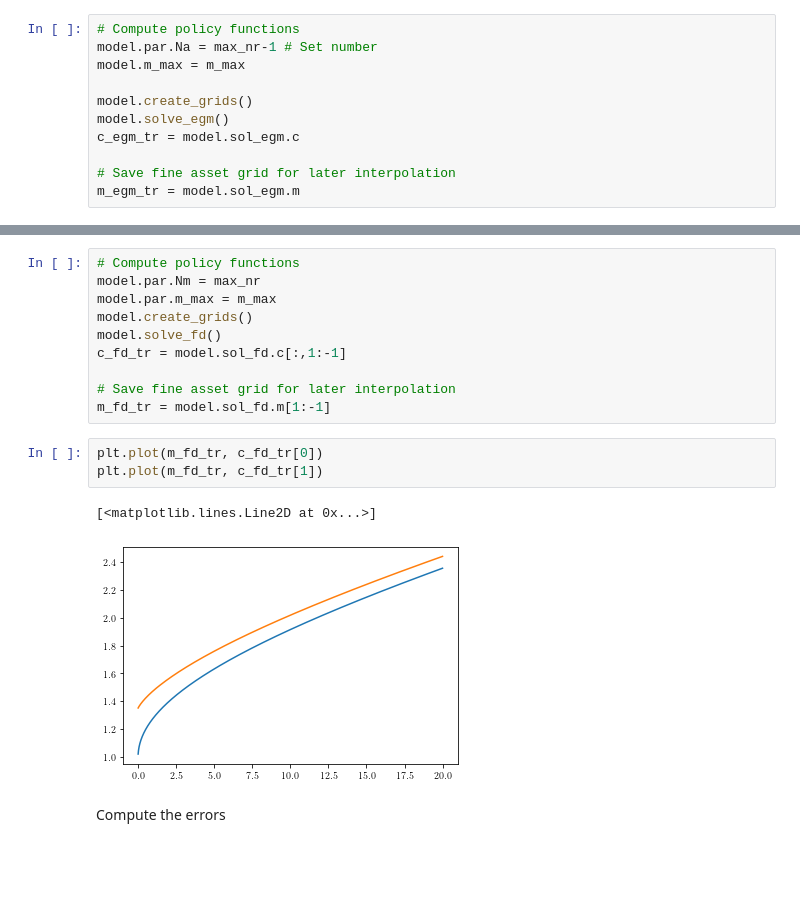
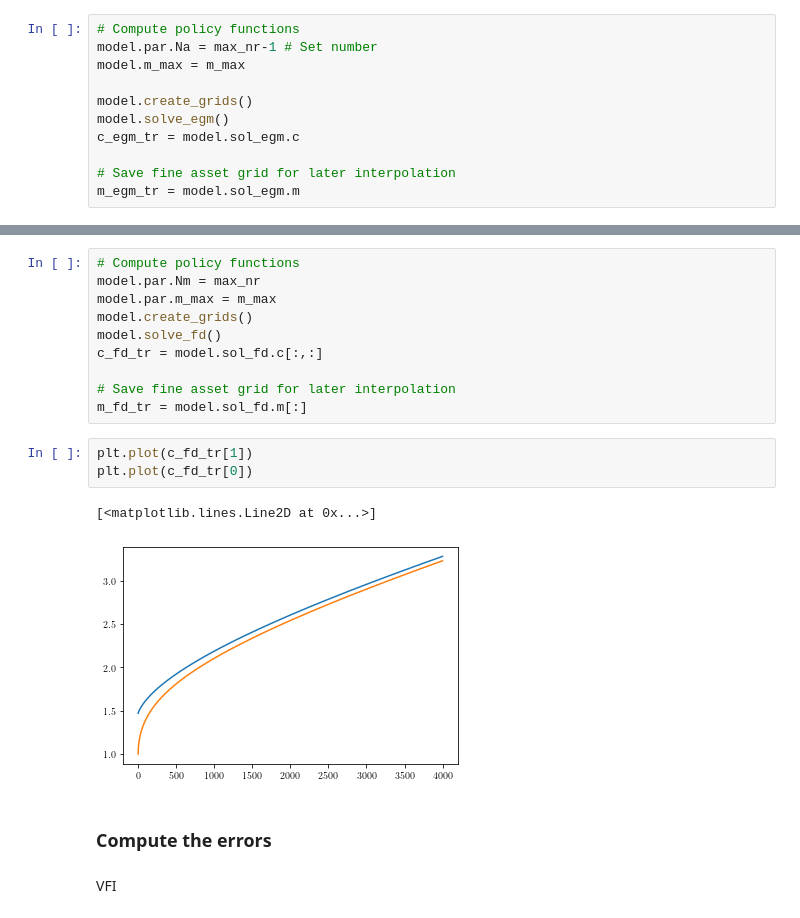
Before and after one commit to madsankern/DynamicProgramming, a Jupyter notebook: solve_1d_model.ipynb, the cells around one changed output, grey strips where cells are left out. Drawn from its saved outputs; the diff is of its cells as text; blank space fills up the shorter version.

```diff
--- a/solve_1d_model.ipynb
+++ b/solve_1d_model.ipynb
@@ -138,15 +142,17 @@ model.par.Nm = max_nr
 model.par.m_max = m_max
 model.create_grids()
 model.solve_fd()
-c_fd_tr = model.sol_fd.c[:,1:-1]
+c_fd_tr = model.sol_fd.c[:,:]
 
 # Save fine asset grid for later interpolation
-m_fd_tr = model.sol_fd.m[1:-1]
+m_fd_tr = model.sol_fd.m[:]
-# %%
-plt.plot(m_fd_tr, c_fd_tr[0])
-plt.plot(m_fd_tr, c_fd_tr[1])
-# %% [output]
-[<matplotlib.lines.Line2D at 0x...>]
-[figure, removed]
+# %%
+plt.plot(c_fd_tr[1])
+plt.plot(c_fd_tr[0])
+# %% [output]
+[<matplotlib.lines.Line2D at 0x...>]
+[figure, added]
 # %% [markdown]
-Compute the errors
+### Compute the errors
+# %% [markdown]
+VFI
```
Also changed, not shown: parts of 21 cells of this notebook.
